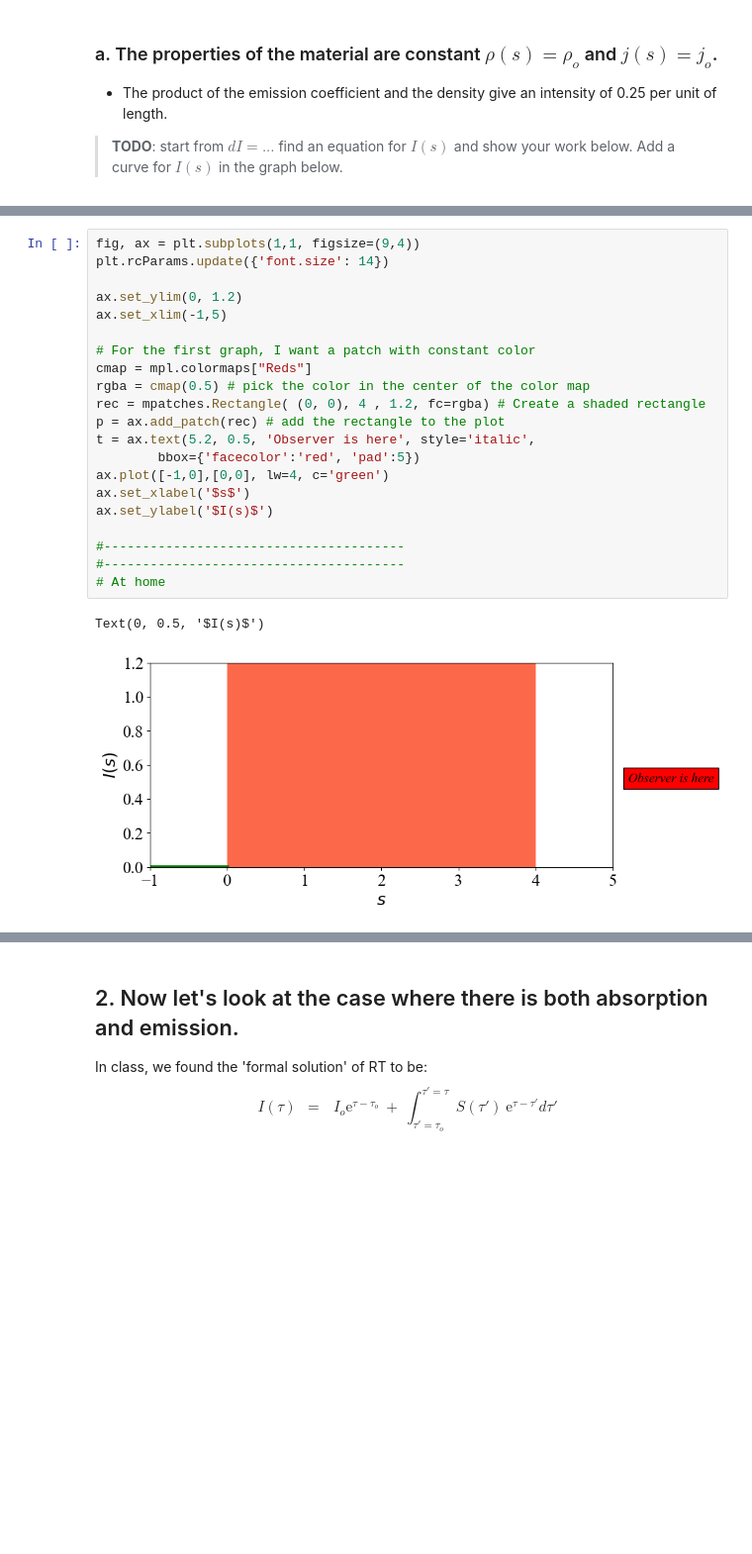
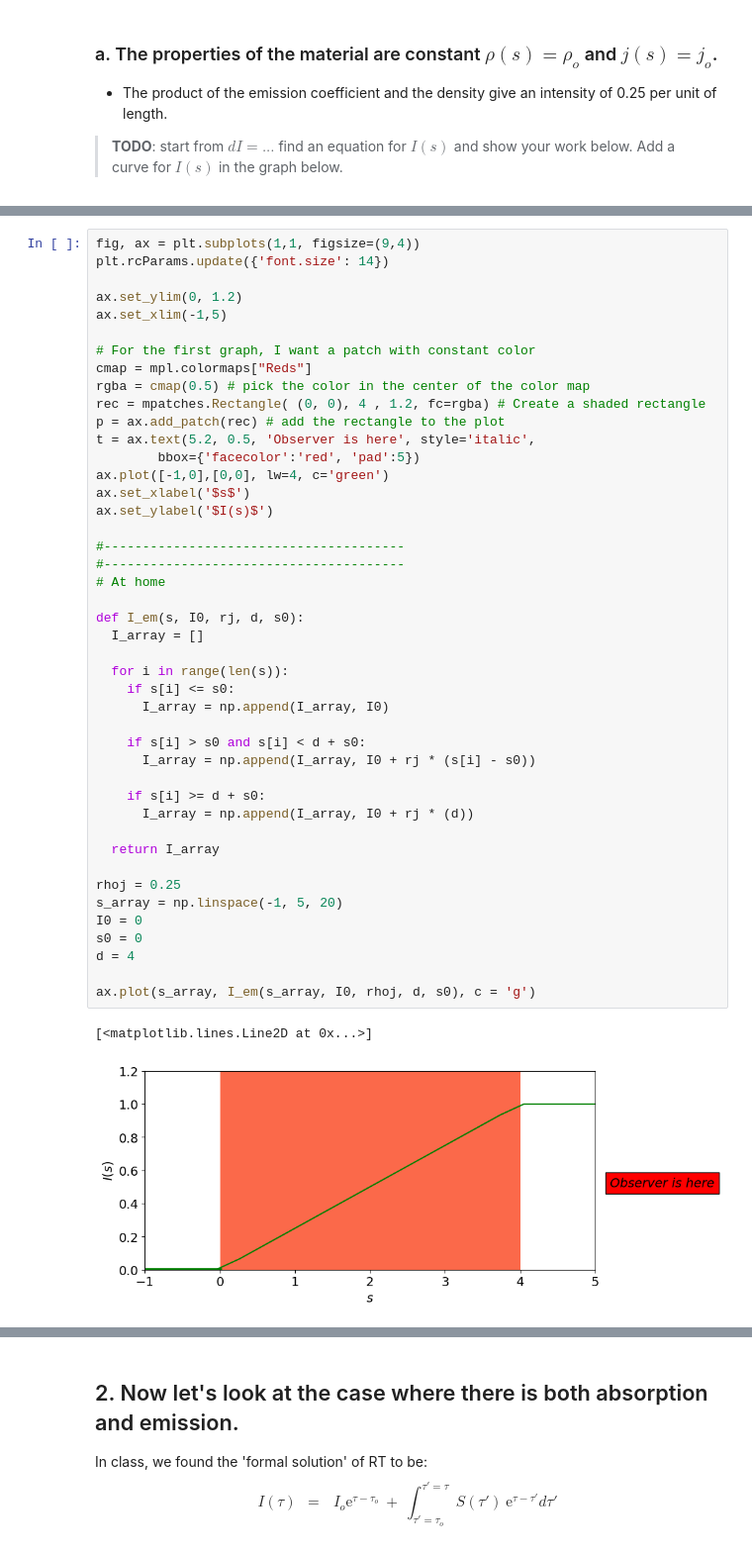
Before and after one commit to ankxie/PHYS633, a Jupyter notebook: Book/L11-SourceFunction/11-SourceFunction-template.ipynb, the cells around one changed output, grey strips where cells are left out. Shown at 99% size. Cells and saved outputs as stored; diff of their text form; blank space fills up the shorter version.

```diff
--- a/Book/L11-SourceFunction/11-SourceFunction-template.ipynb
+++ b/Book/L11-SourceFunction/11-SourceFunction-template.ipynb
@@ -76,26 +82,49 @@ def rainbow_fill_between(ax, X, Y1, Y2, colors=None,
 # %%
 fig, ax = plt.subplots(1,1, figsize=(9,4))
 plt.rcParams.update({'font.size': 14})
 
 ax.set_ylim(0, 1.2)
 ax.set_xlim(-1,5)
 
 # For the first graph, I want a patch with constant color
 cmap = mpl.colormaps["Reds"]
 rgba = cmap(0.5) # pick the color in the center of the color map
 rec = mpatches.Rectangle( (0, 0), 4 , 1.2, fc=rgba) # Create a shaded rectangle
 p = ax.add_patch(rec) # add the rectangle to the plot
 t = ax.text(5.2, 0.5, 'Observer is here', style='italic',
         bbox={'facecolor':'red', 'pad':5})
 ax.plot([-1,0],[0,0], lw=4, c='green')
 ax.set_xlabel('$s$')
 ax.set_ylabel('$I(s)$')
 
 #---------------------------------------
 #---------------------------------------
 # At home
+
+def I_em(s, I0, rj, d, s0):
+  I_array = []
+
+  for i in range(len(s)):
+    if s[i] <= s0:
+      I_array = np.append(I_array, I0)
+
+    if s[i] > s0 and s[i] < d + s0:
+      I_array = np.append(I_array, I0 + rj * (s[i] - s0))
+
+    if s[i] >= d + s0:
+      I_array = np.append(I_array, I0 + rj * (d))
+
+  return I_array
+
+rhoj = 0.25
+s_array = np.linspace(-1, 5, 20)
+I0 = 0
+s0 = 0
+d = 4
+
+ax.plot(s_array, I_em(s_array, I0, rhoj, d, s0), c = 'g')
 # %% [output]
-Text(0, 0.5, '$I(s)$')
+[<matplotlib.lines.Line2D at 0x...>]
-[figure, old version]
+[figure, new version]
 # %% [markdown]
 > **TODO**: Please write a small paragraph with an interpretation of the result obtained:
```
Also changed, not shown: parts of 8 cells of this notebook.
